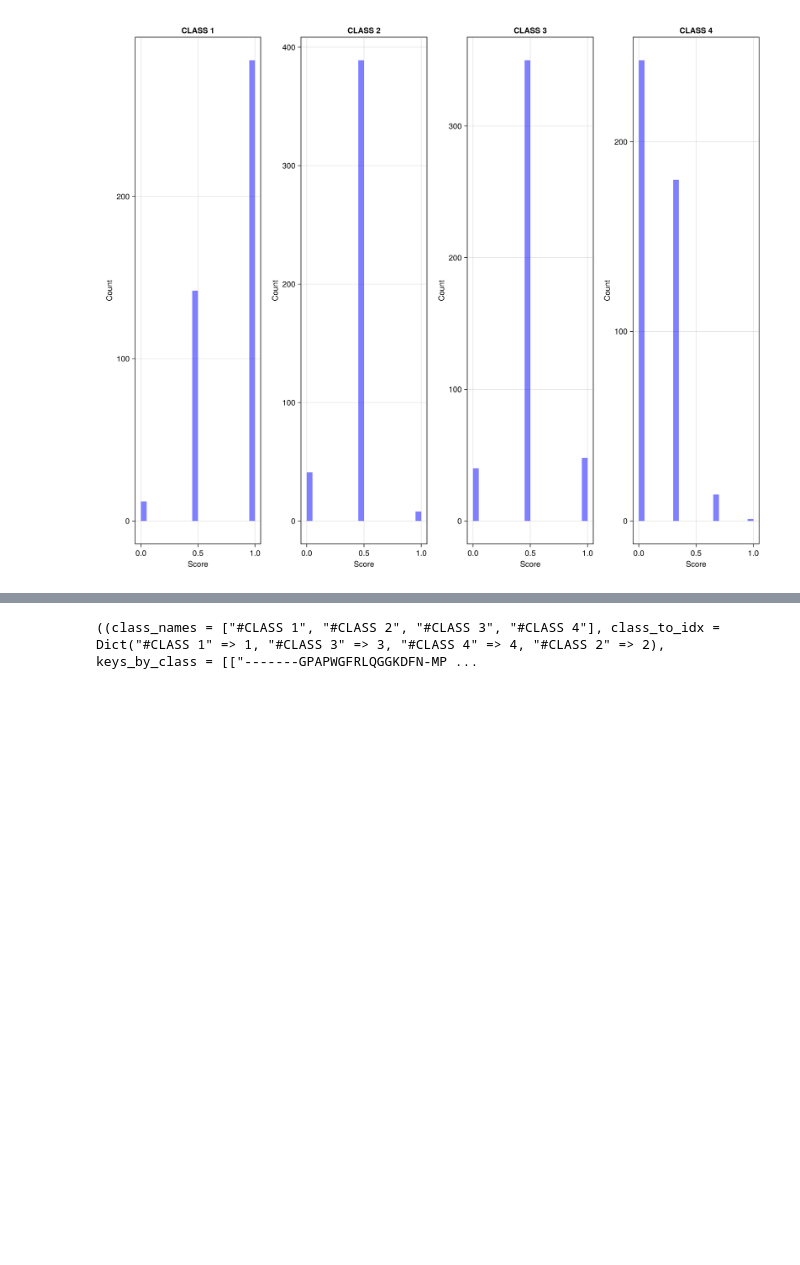
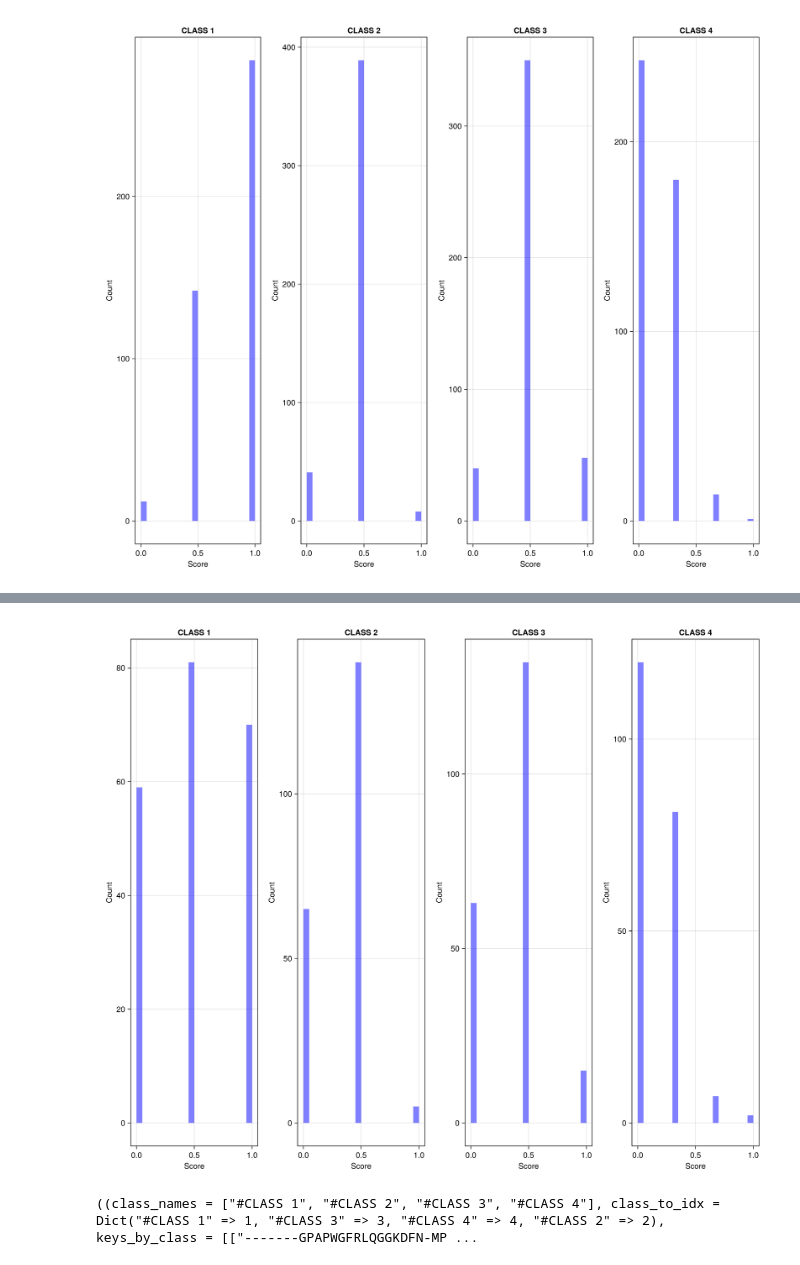
Before and after one commit to JacopoBoccato/bind_RBM, a Jupyter notebook: notebooks/peptides_class.ipynb, the cells around one changed output, grey strips where cells are left out. Saved outputs shown, nothing was run; the diff lists cells and outputs as text; code cells hidden in the pictures; blank space fills up the shorter version.

```diff
--- a/notebooks/peptides_class.ipynb
+++ b/notebooks/peptides_class.ipynb
@@ -322,3 +413,11 @@ plot_histograms(peptides_full)
 ┌ Warning: Found `resolution` in the theme when creating a `Scene`. The `resolution` keyword for `Scene`s and `Figure`s has been deprecated. Use `Figure(; size = ...` or `Scene(; size = ...)` instead, ...
 └ @ Makie ~/.julia/packages/Makie/Vn16E/src/scenes.jl:264
 [figure]
+# %%
+# Or flatten into a single vector of all elements
+all_elements_Stiffler = vcat([value.elements for value in values(data_Stiffler)]...)
+file_content_reduced = read("/home/jboccato/Projects/bind_RBM/artifacts/peptides/peptides4.txt", String)
+
+peptides_full = score_strings(file_content_reduced, all_elements_Stiffler)
+plot_histograms(peptides_full)
+# %% [output]
@@ -325 +426,2 @@ plot_histograms(peptides_full)
+[figure, added]
 # %%
```
Also changed, not shown: parts of 66 cells of this notebook, 12 other files.
